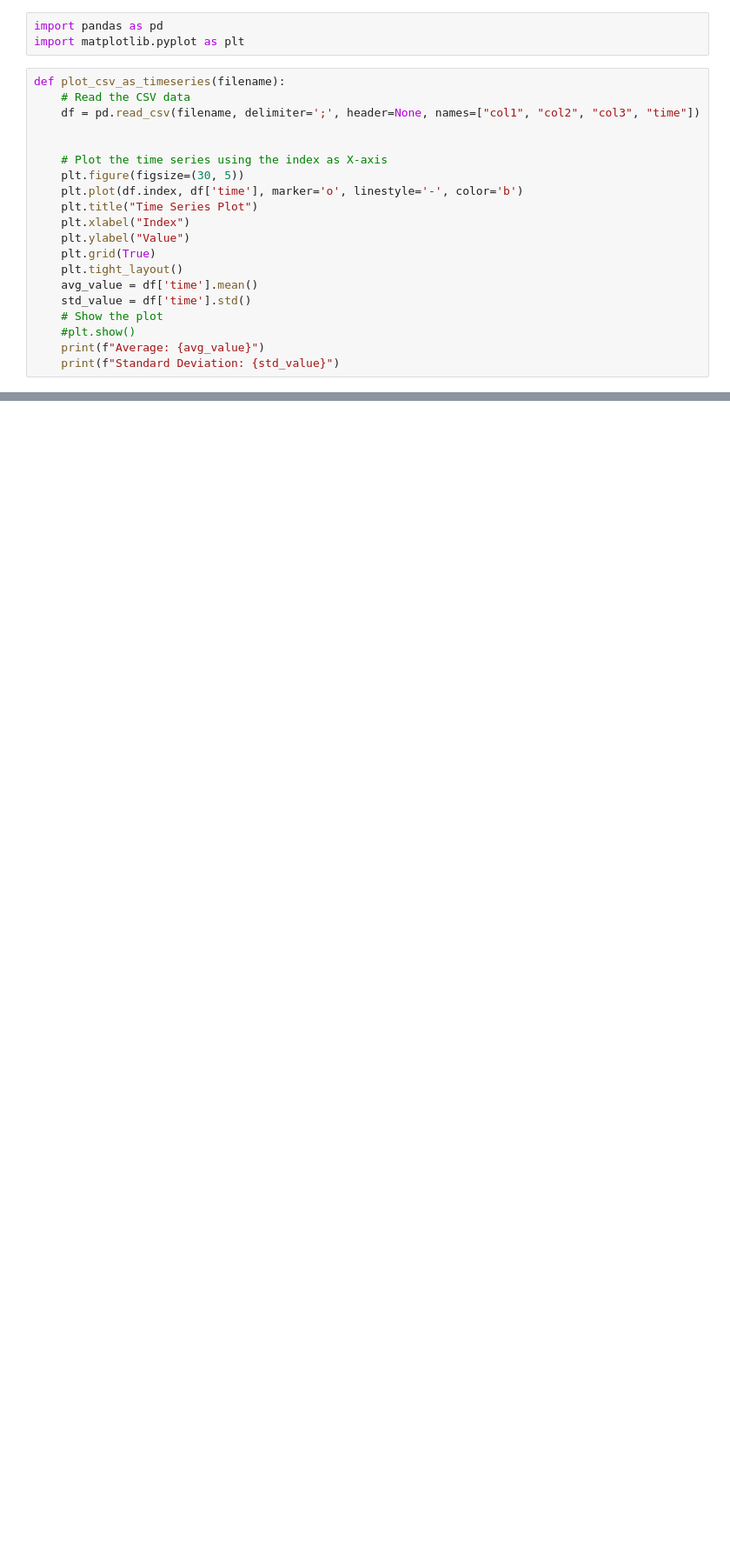
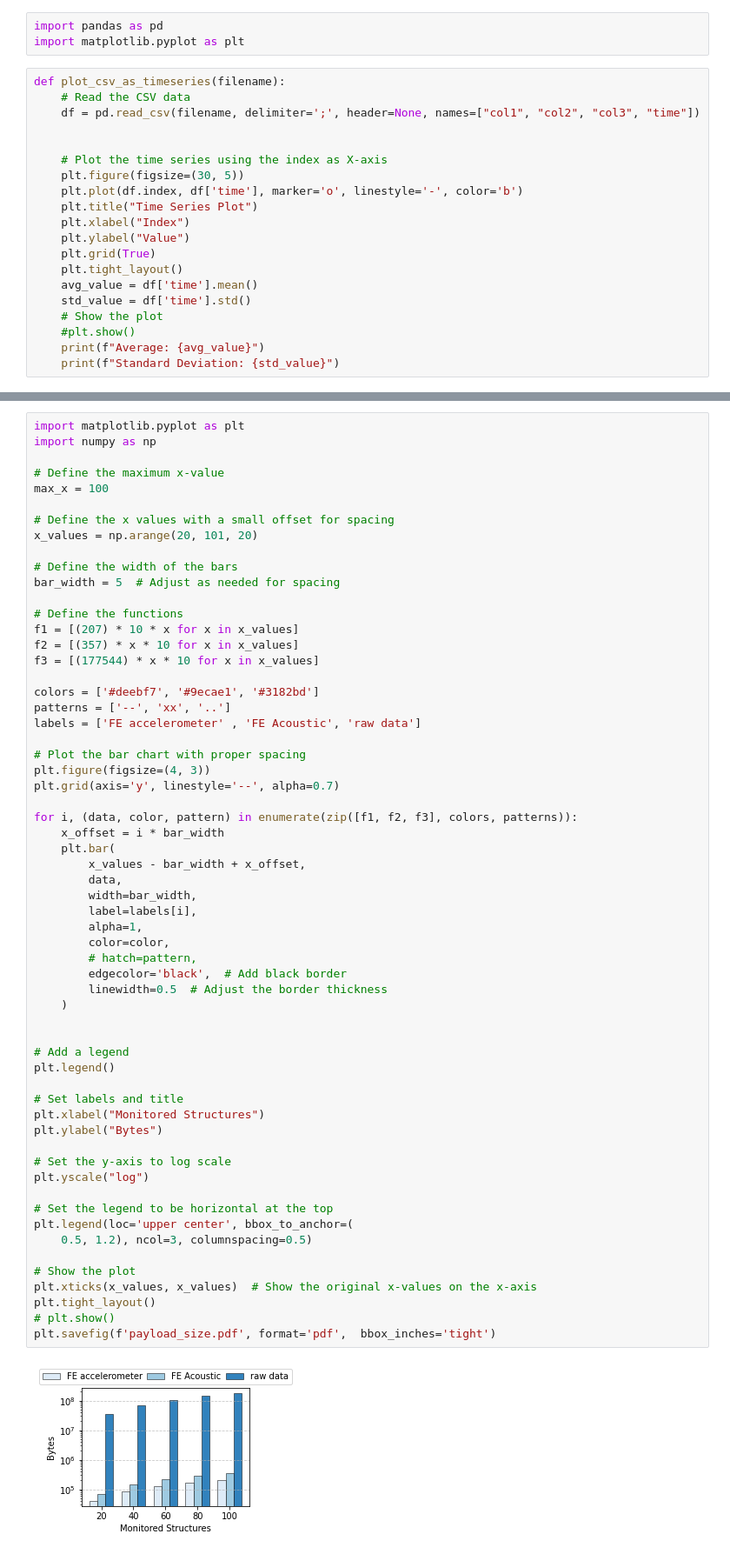
Before and after one commit to ivanzy/professor, a Jupyter notebook: scripts/check-data.ipynb, the cells around one changed output, grey strips where cells are left out. Shown at 87% size. Cells and saved outputs as stored; diff of their text form; blank space fills up the shorter version.

```diff
--- a/scripts/check-data.ipynb
+++ b/scripts/check-data.ipynb
@@ -151,0 +72,62 @@ plt.show()
+# %%
+import matplotlib.pyplot as plt
+import numpy as np
+
+# Define the maximum x-value
+max_x = 100
+
+# Define the x values with a small offset for spacing
+x_values = np.arange(20, 101, 20)
+
+# Define the width of the bars
+bar_width = 5  # Adjust as needed for spacing
+
+# Define the functions
+f1 = [(207) * 10 * x for x in x_values]
+f2 = [(357) * x * 10 for x in x_values]
+f3 = [(177544) * x * 10 for x in x_values]
+
+colors = ['#deebf7', '#9ecae1', '#3182bd']
+patterns = ['--', 'xx', '..']
+labels = ['FE accelerometer' , 'FE Acoustic', 'raw data']
+
+# Plot the bar chart with proper spacing
+plt.figure(figsize=(4, 3))
+plt.grid(axis='y', linestyle='--', alpha=0.7)
+
+for i, (data, color, pattern) in enumerate(zip([f1, f2, f3], colors, patterns)):
+    x_offset = i * bar_width
+    plt.bar(
+        x_values - bar_width + x_offset,
+        data,
+        width=bar_width,
+        label=labels[i],
+        alpha=1,
+        color=color,
+        # hatch=pattern,
+        edgecolor='black',  # Add black border
+        linewidth=0.5  # Adjust the border thickness
+    )
+
+
+# Add a legend
+plt.legend()
+
+# Set labels and title
+plt.xlabel("Monitored Structures")
+plt.ylabel("Bytes")
+
+# Set the y-axis to log scale
+plt.yscale("log")
+
+# Set the legend to be horizontal at the top
+plt.legend(loc='upper center', bbox_to_anchor=(
+    0.5, 1.2), ncol=3, columnspacing=0.5)
+
+# Show the plot
+plt.xticks(x_values, x_values)  # Show the original x-values on the x-axis
+plt.tight_layout()
+# plt.show()
+plt.savefig(f'payload_size.pdf', format='pdf',  bbox_inches='tight')
+# %% [output]
+[figure, added]
```
Also changed, not shown: parts of 7 cells of this notebook, 8 other files.
